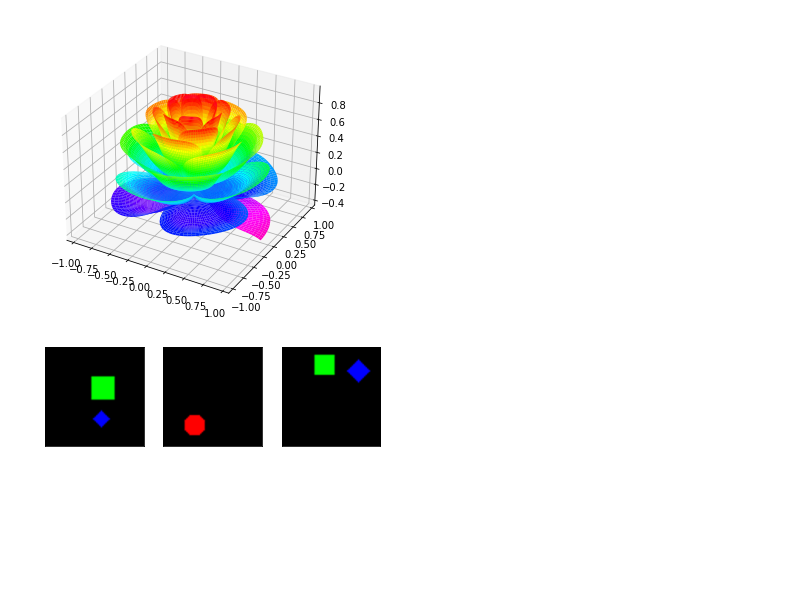
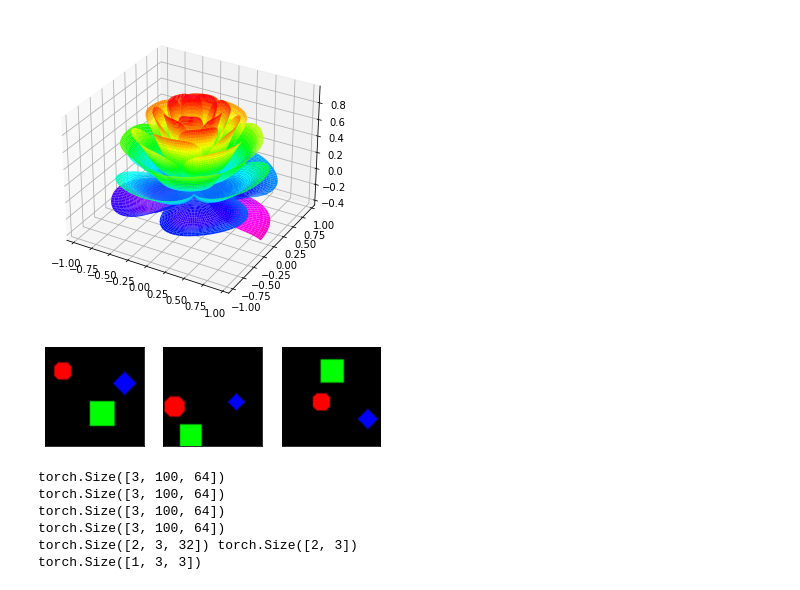
Before and after one commit to ZongjingLi/SceneGraphLearner, a Jupyter notebook: blastfield.ipynb, the cells around one changed output. Drawn from its saved outputs; the diff is of its cells as text; code cells hidden in the pictures; blank space fills up the shorter version.

```diff
--- a/blastfield.ipynb
+++ b/blastfield.ipynb
@@ -72,29 +72,29 @@ plt.show()
 # %%
 from datasets import *
 from models import *
 from config import *
 
 node_feat_size = 64
 graph_prop_iters = 7
 GraphPropagation(num_iters = graph_prop_iters)
 
 grid_convs = RDN(SimpleNamespace(G0=node_feat_size  ,RDNkSize=3,n_colors=3,
                                RDNconfig=(4,3,16),scale=[2],no_upsampling=True))
 
 test_dataset = SpriteData(split = "train")
-dataloader = torch.utils.data.DataLoader(test_dataset, batch_size = 3, shuffle = False)
+dataloader = torch.utils.data.DataLoader(test_dataset, batch_size = 3, shuffle = True)
 
 for sample in dataloader:
     ims = sample["image"]
     break;
 
 B, W, H, C = ims.shape
 # show the image data to test
 plt.figure("input-data", frameon = False,)
 
 for b in range(B):
     plt.subplot(1, B, b + 1);plt.tick_params(left = False, right = False , labelleft = False ,
                 labelbottom = False, bottom = False); plt.imshow(ims[b,:,:,:])
 plt.show()
 # %% [output]
-[figure, old version]
+[figure, new version]
@@ -100,0 +175,37 @@ plt.show()
+# %%
+propagator = GraphPropagation(num_iters = 4)
+
+node_features = torch.randn([B, N, 64])
+affinities = torch.randn([B, N, N, 1]) ** 2
+
+outputs = propagator(node_features, affinities)
+
+for plateau in outputs:pass
+
+
+def sparse2affinities(sparse_edges):
+    num_nodes = sparse_edges.max() + 1
+    affinities = torch.zeros([1, num_nodes, num_nodes])
+    return affinities
+
+def affinities2sparse(affinities, graph_batch):
+    return 0
+
+# create the test graph
+batch = 2
+x = torch.randn([batch, 3, 32])
+edges = torch.tensor([[1,2], [0,2], [0,1]])
+print(x.shape, edges.t().shape)
+# create the input graph structure
+graph_in = Batch.from_data_list(
+    [Data(x_, edges.t())  for x_ in x ])
+
+affinities = sparse2affinities(edges)
+print(affinities.shape)
+# %% [output]
+torch.Size([3, 100, 64])
+torch.Size([3, 100, 64])
+torch.Size([3, 100, 64])
+torch.Size([3, 100, 64])
+torch.Size([2, 3, 32]) torch.Size([2, 3])
+torch.Size([1, 3, 3])
```
Also changed, not shown: parts of 4 cells of this notebook, 3 other files.
